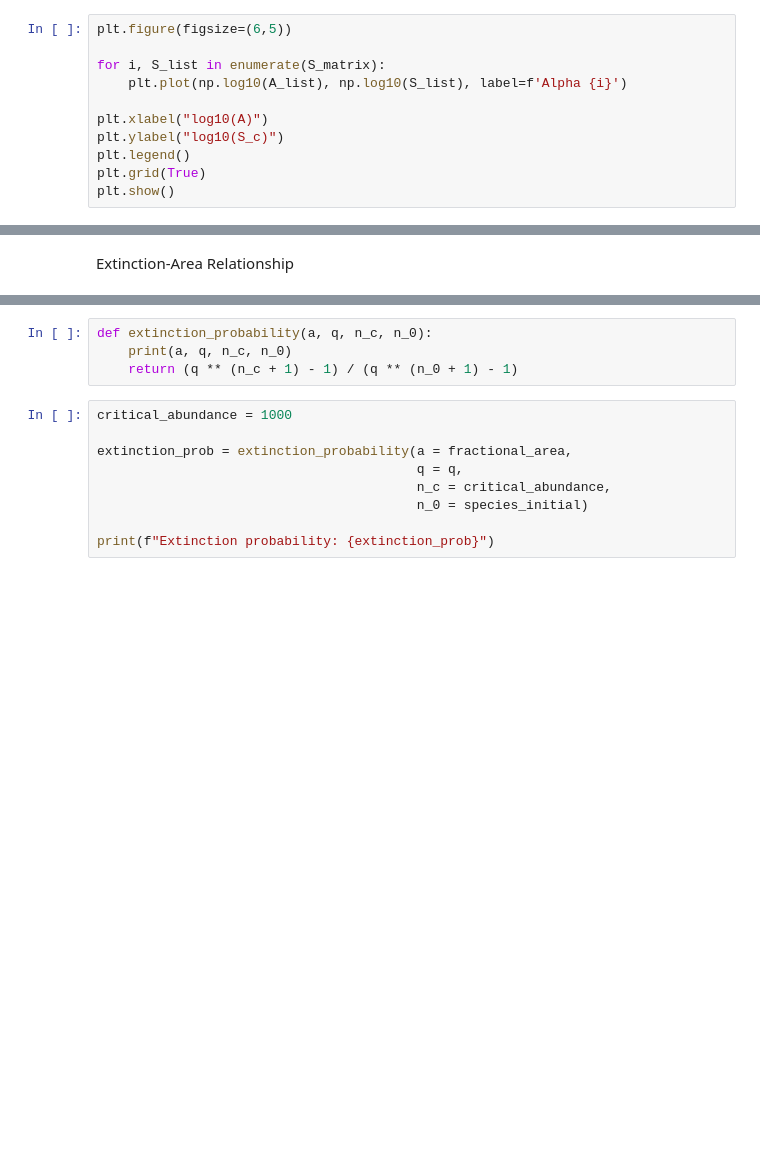
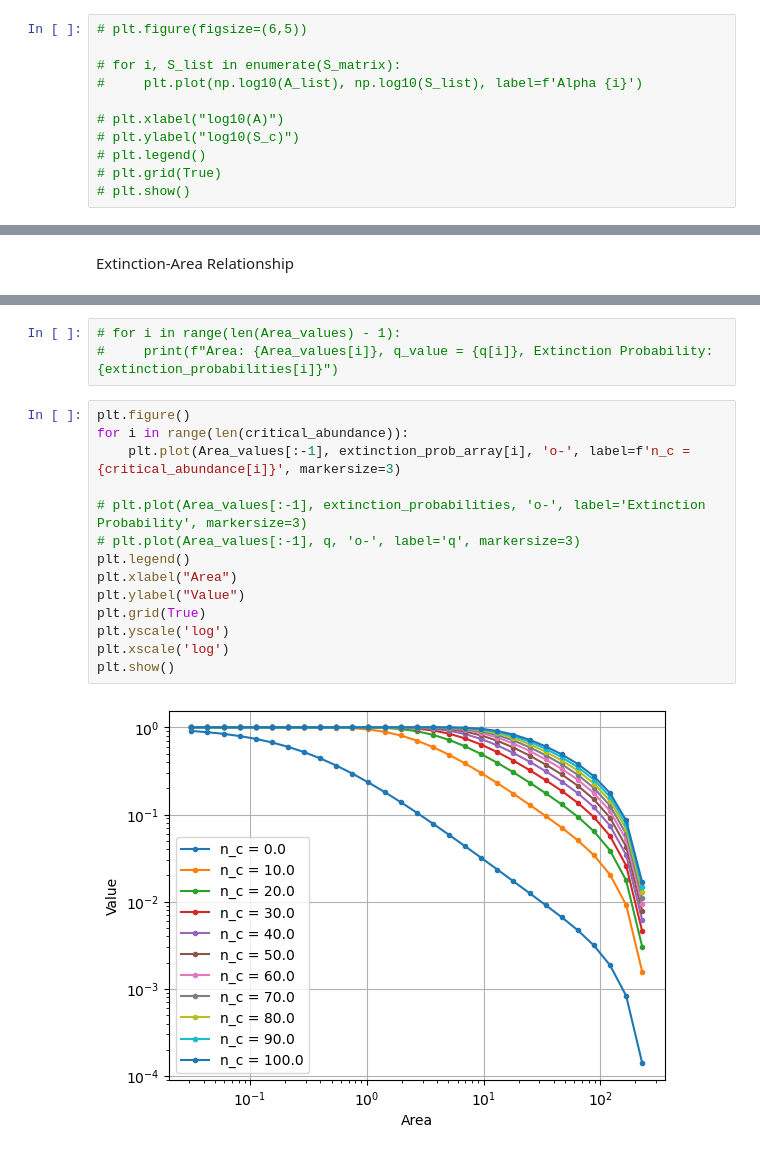
Before and after one commit to Mohamedhoesein/Complex-System-Simulation, a Jupyter notebook: habitat.ipynb, the cells around one changed output, grey strips where cells are left out. Drawn from its saved outputs; the diff is of its cells as text; blank space fills up the shorter version.

```diff
--- a/habitat.ipynb
+++ b/habitat.ipynb
@@ -107,13 +140,13 @@ print(S_matrix)
 #     for S in range(len(A_list)):
 #         print(f"  Area {round(A_list[S], 3)} : Species count {S_list[S]}")
 # %%
-plt.figure(figsize=(6,5))
+# plt.figure(figsize=(6,5))
 
-for i, S_list in enumerate(S_matrix):
-    plt.plot(np.log10(A_list), np.log10(S_list), label=f'Alpha {i}')
+# for i, S_list in enumerate(S_matrix):
+#     plt.plot(np.log10(A_list), np.log10(S_list), label=f'Alpha {i}')
 
-plt.xlabel("log10(A)")
-plt.ylabel("log10(S_c)")
-plt.legend()
-plt.grid(True)
-plt.show()
+# plt.xlabel("log10(A)")
+# plt.ylabel("log10(S_c)")
+# plt.legend()
+# plt.grid(True)
+# plt.show()
@@ -152,13 +241,19 @@ print(q)
-# %%
-def extinction_probability(a, q, n_c, n_0):
-    print(a, q, n_c, n_0)
-    return (q ** (n_c + 1) - 1) / (q ** (n_0 + 1) - 1)
 # %%
-critical_abundance = 1000
-
-extinction_prob = extinction_probability(a = fractional_area,
-                                         q = q,
-                                         n_c = critical_abundance,
-                                         n_0 = species_initial)
-
-print(f"Extinction probability: {extinction_prob}")
+# for i in range(len(Area_values) - 1):
+#     print(f"Area: {Area_values[i]}, q_value = {q[i]}, Extinction Probability: {extinction_probabilities[i]}")
+# %%
+plt.figure()
+for i in range(len(critical_abundance)):
+    plt.plot(Area_values[:-1], extinction_prob_array[i], 'o-', label=f'n_c = {critical_abundance[i]}', markersize=3)
+
+# plt.plot(Area_values[:-1], extinction_probabilities, 'o-', label='Extinction Probability', markersize=3)
+# plt.plot(Area_values[:-1], q, 'o-', label='q', markersize=3)
+plt.legend()
+plt.xlabel("Area")
+plt.ylabel("Value")
+plt.grid(True)
+plt.yscale('log')
+plt.xscale('log')
+plt.show()
+# %% [output]
+[figure, added]
```
Also changed, not shown: parts of 17 cells of this notebook, 1 other file.
